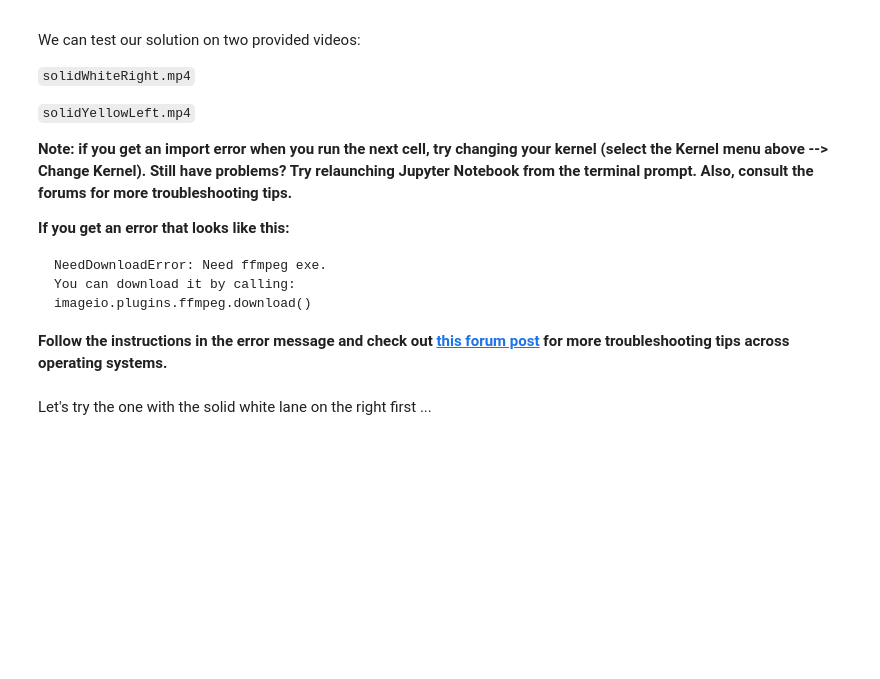
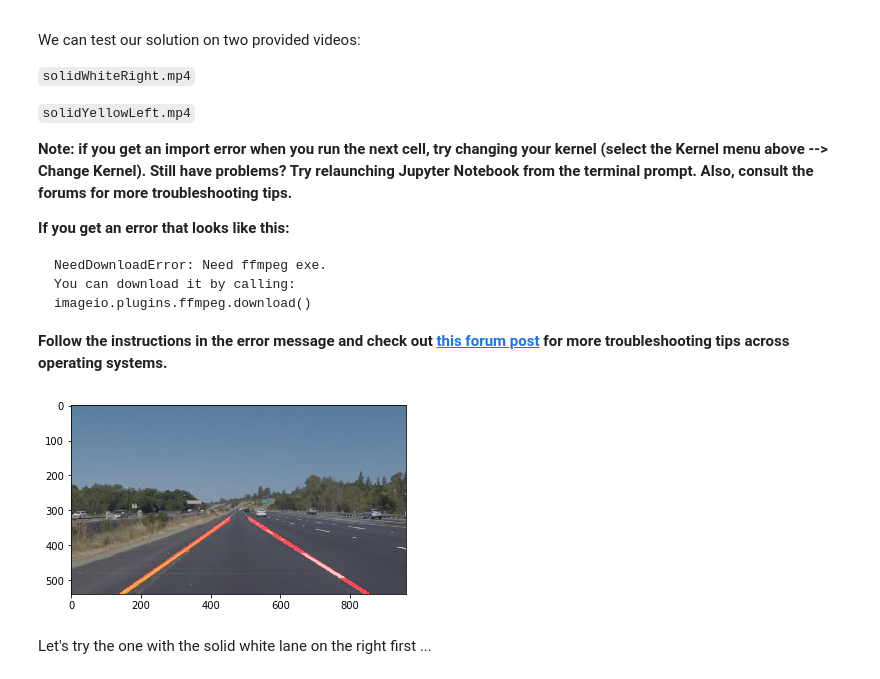
Before and after one commit to MartinKan/Uda-P1-LaneLines, a Jupyter notebook: P1.ipynb, the cells around one changed output. Cells and saved outputs as stored; diff of their text form; code cells hidden in the pictures; blank space fills up the shorter version.

```diff
--- a/P1.ipynb
+++ b/P1.ipynb
@@ -673,6 +673,8 @@ def extrapolate_path(given_path, optimal_path_coords, recent_top_xcoords, recent
 def running_mean(x, N):
     # This is a helper function to calculate the running mean of a
     # list of numbers in x using a sliding window of N
+    # This helper function was referred to in a post by Alleo on
+    # https://stackoverflow.com/questions/13728392/moving-average-or-running-mean
     cumsum = np.cumsum(np.insert(x, 0, 0))
     return (cumsum[N:] - cumsum[:-N]) / N
 
@@ -751,34 +753,36 @@ def find_longest_path(given_line, line_table):
          for path in new_paths_table:
              path.append(given_line)
 
     # Compute and return the longest path in the path table
 
     if len(new_paths_table) == 1:
        # only has one nested entry, then return that entry only
        return new_paths_table
     else:
        # path table contains multiple path, therefore need to
        # compute and return the longest path
         max_distance_index = 0
         longest_path_distance = 0.0
         for index, path in enumerate(new_paths_table):
             total_path_distance = sum([line.distance for line in path])
             if total_path_distance > longest_path_distance:
                 longest_path_distance = total_path_distance
                 max_distance_index = index
         return [new_paths_table[max_distance_index]]
 
 right_bottom_xcoords, left_bottom_xcoords, right_top_xcoords, left_top_xcoords = [], [], [], []
 optimal_lpath_coords, optimal_rpath_coords = [], []
 CHALLENGE = False
 MASK_TOP_Y = 325
 MASK_TOPL_X = 450
 MASK_TOPR_X = 530
 
-image = mpimg.imread('P1/CarND-LaneLines-P1/test_images/solidYellowLeft.jpg')
+image = mpimg.imread('test_images/solidYellowLeft.jpg')
 output_image = process_image(image)
 plt.imshow(output_image)
 plt.show()
+# %% [output]
+[figure, added]
 # %% [markdown]
 Let's try the one with the solid white lane on the right first ...
 # %%
```
Also changed, not shown: parts of 3 cells of this notebook.
